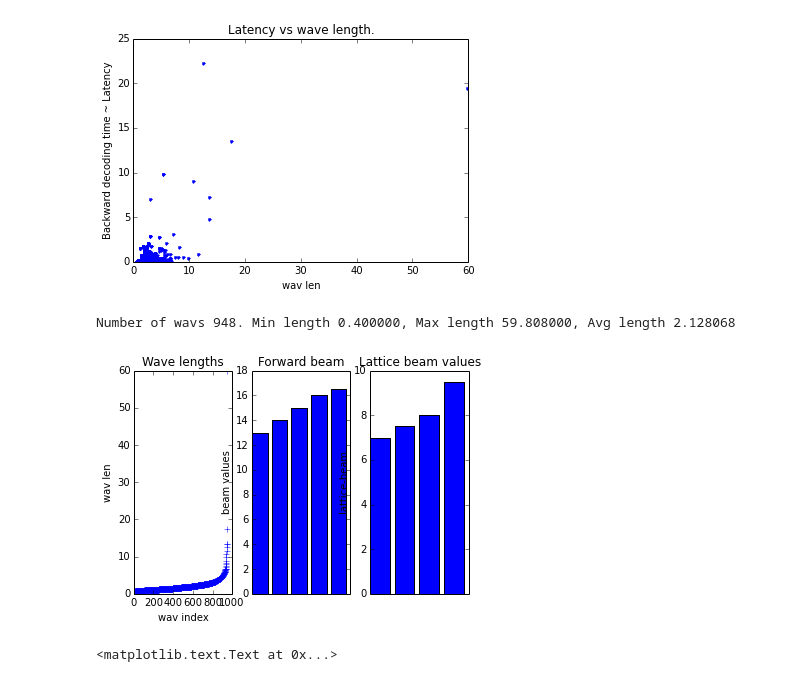
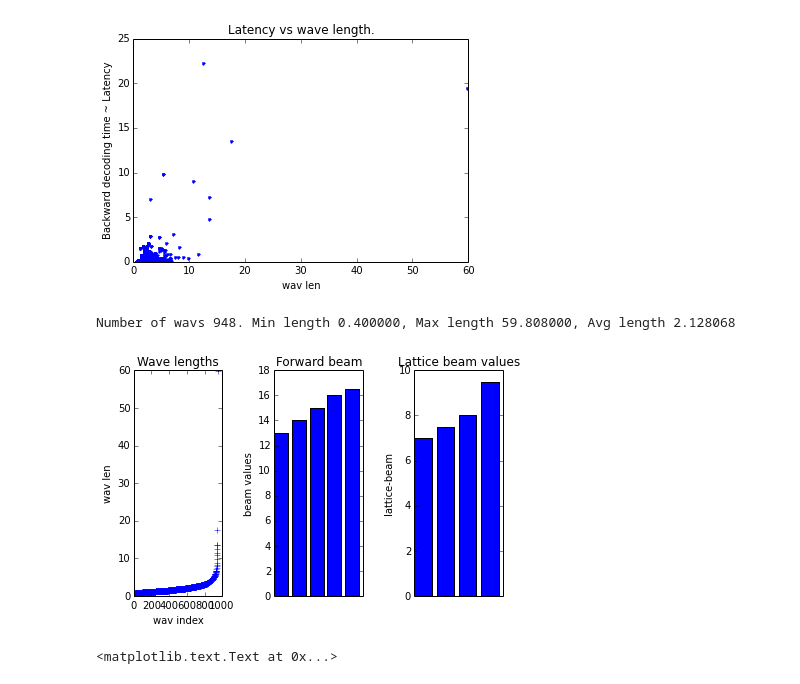
Before and after one commit to oplatek/pykaldi-eval, a Jupyter notebook: Pykaldi-evaluation.ipynb, the cells around one changed output. Drawn from its saved outputs; the diff is of its cells as text; code cells hidden in the pictures.

Commit message:
added latency vs percentil + improved with tight_layout

```diff
--- a/Pykaldi-evaluation.ipynb
+++ b/Pykaldi-evaluation.ipynb
@@ -65,28 +95,30 @@ title('Latency vs wave length.')
 # %%
 print('Number of wavs %d. Min length %f, Max length %f, Avg length %f' % (len(wav_len_values), min(wav_len_values), max(wav_len_values), sum(wav_len_values) / len(wav_len_values)))
 
 subplot(1,3,1)
 plot(range(len(wav_len_values)), wav_len_values, '+')
 ylabel('wav len')
 xlabel('wav index')
 title('Wave lengths')
 
 subplot(1,3,2)
 ylabel('beam values')
 title('Forward beam')
 bar(range(len(beam_range)), beam_range)
 frame = gca()
 frame.axes.get_xaxis().set_visible(False)
 
 subplot(1,3,3)
 title('Lattice beam values')
 ylabel('lattice-beam')
 bar(range(len(lat_beam_range)), lat_beam_range)
 frame = gca()
 frame.axes.get_xaxis().set_visible(False)
+
+tight_layout()
 # %% [output]
 Number of wavs 948. Min length 0.400000, Max length 59.808000, Avg length 2.128068
-[figure, old version]
+[figure, new version]
 # %%
 lat_beam, max_active = lat_beam_range[0], max_active_range[0]
 minf, avgf, maxf, werl = [], [], [], []
```
Also changed, not shown: parts of 2 cells of this notebook.
